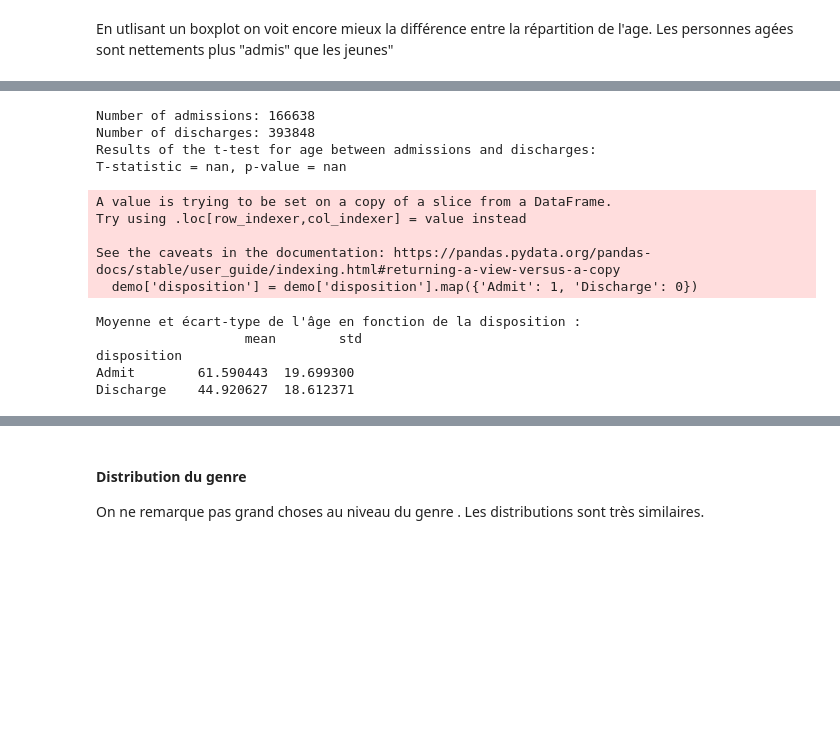
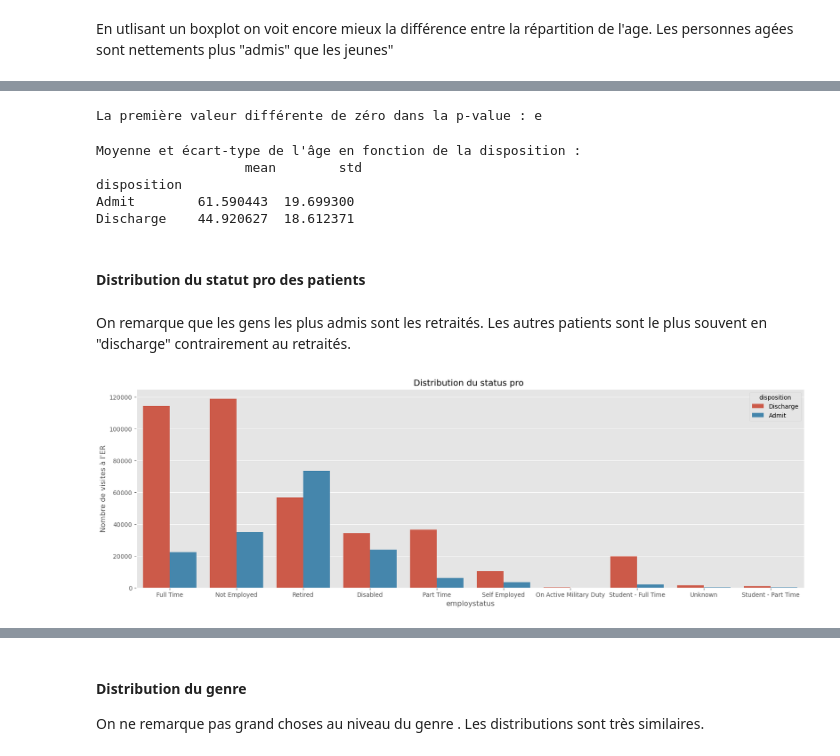
Before and after one commit to Mawbhe/Predicting-hospital-admission, a Jupyter notebook: main.ipynb, the cells around one changed output, grey strips where cells are left out. Saved outputs shown, nothing was run; the diff lists cells and outputs as text; code cells hidden in the pictures; blank space fills up the shorter version.

```diff
--- a/main.ipynb
+++ b/main.ipynb
@@ -208,33 +246,12 @@ Series([], Name: age, dtype: float64)
-# %%
-from scipy.stats import ttest_ind
-
-# Convert 'disposition' to numeric values (if it contains strings)
-demo['disposition'] = demo['disposition'].map({'Admit': 1, 'Discharge': 0})
-
-# Using .loc to select ages for admissions and discharges
-admissions_age = demo.loc[demo['disposition'] == 1, 'age']
-discharges_age = demo.loc[demo['disposition'] == 0, 'age']
-
-# Print the number of observations in each group
-print(f"Number of admissions: {len(admissions_age)}")
-print(f"Number of discharges: {len(discharges_age)}")
-
-# Performing the t-test if both groups have observations
-if len(admissions_age) > 0 and len(discharges_age) > 0:
-    t_stat, p_value = ttest_ind(admissions_age, discharges_age, equal_var=False)
-    print(f"Results of the t-test for age between admissions and discharges:\nT-statistic = {t_stat}, p-value = {p_value}")
-else:
-    print("Insufficient data to perform the t-test.")
-# %% [output]
-Number of admissions: 166638
-Number of discharges: 393848
-Results of the t-test for age between admissions and discharges:
-T-statistic = nan, p-value = nan
-A value is trying to be set on a copy of a slice from a DataFrame.
-Try using .loc[row_indexer,col_indexer] = value instead
-
-See the caveats in the documentation: https://pandas.pydata.org/pandas-docs/stable/user_guide/indexing.html#returning-a-view-versus-a-copy
-  demo['disposition'] = demo['disposition'].map({'Admit': 1, 'Discharge': 0})
+# %%
+zeros_p_value = f"{p_value:.15e}"
+
+# Extraire la première valeur différente de zéro dans la p-value
+first_non_zero_digit = next((d for d in zeros_p_value if d != '0' and d != '.'), None)
+
+print(f"La première valeur différente de zéro dans la p-value : {first_non_zero_digit}")
+# %% [output]
+La première valeur différente de zéro dans la p-value : e
 # %%
 age_stats = demo.groupby('disposition')['age'].agg(['mean', 'std'])
 print("Moyenne et écart-type de l'âge en fonction de la disposition :\n", age_stats)
@@ -244,3 +261,17 @@ Moyenne et écart-type de l'âge en fonction de la disposition :
 disposition
 Admit        61.590443  19.699300
 Discharge    44.920627  18.612371
+# %% [markdown]
+#### Distribution du statut pro des patients
+# %% [markdown]
+On remarque que les gens les plus admis sont les retraités.
+Les autres patients sont le plus souvent en "discharge" contrairement au retraités.
+# %%
+plt.figure(figsize=(20, 6))
+sns.countplot(x='employstatus', hue='disposition', data=demo)
+plt.title('Distribution du status pro ')
+plt.xlabel('employstatus')
+plt.ylabel('Nombre de visites à l\'ER')
+plt.show()
+# %% [output]
+[figure, added]
```
Also changed, not shown: parts of 32 cells of this notebook.
